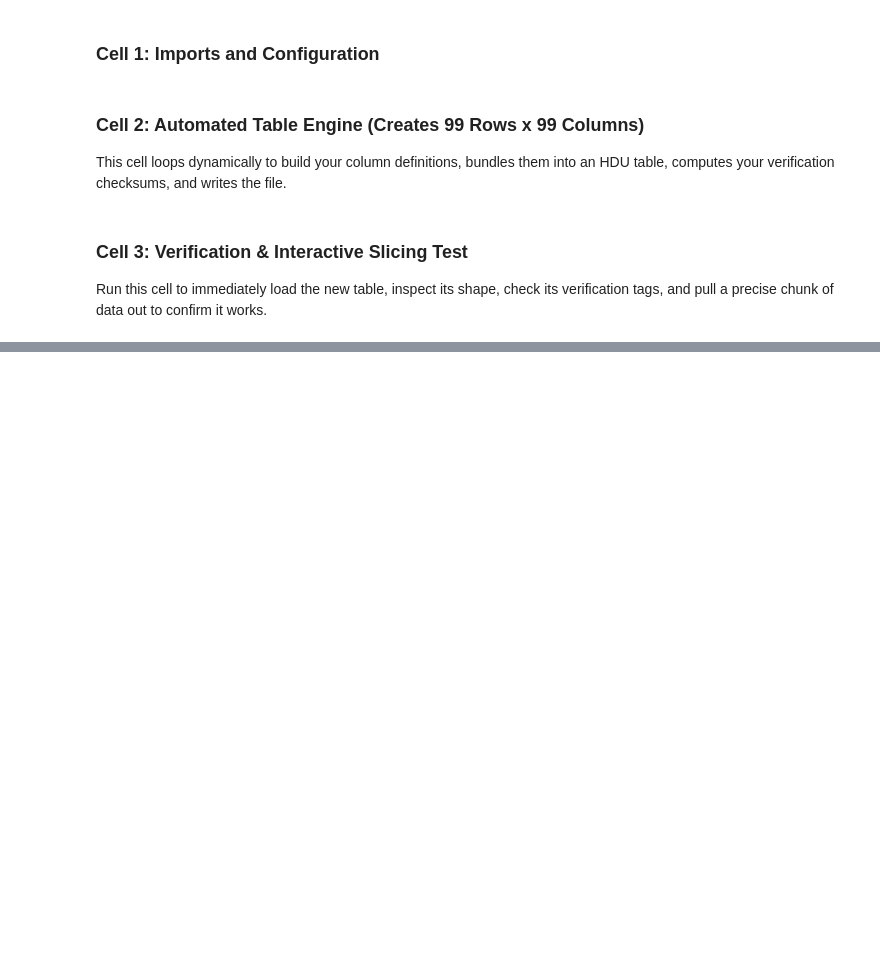
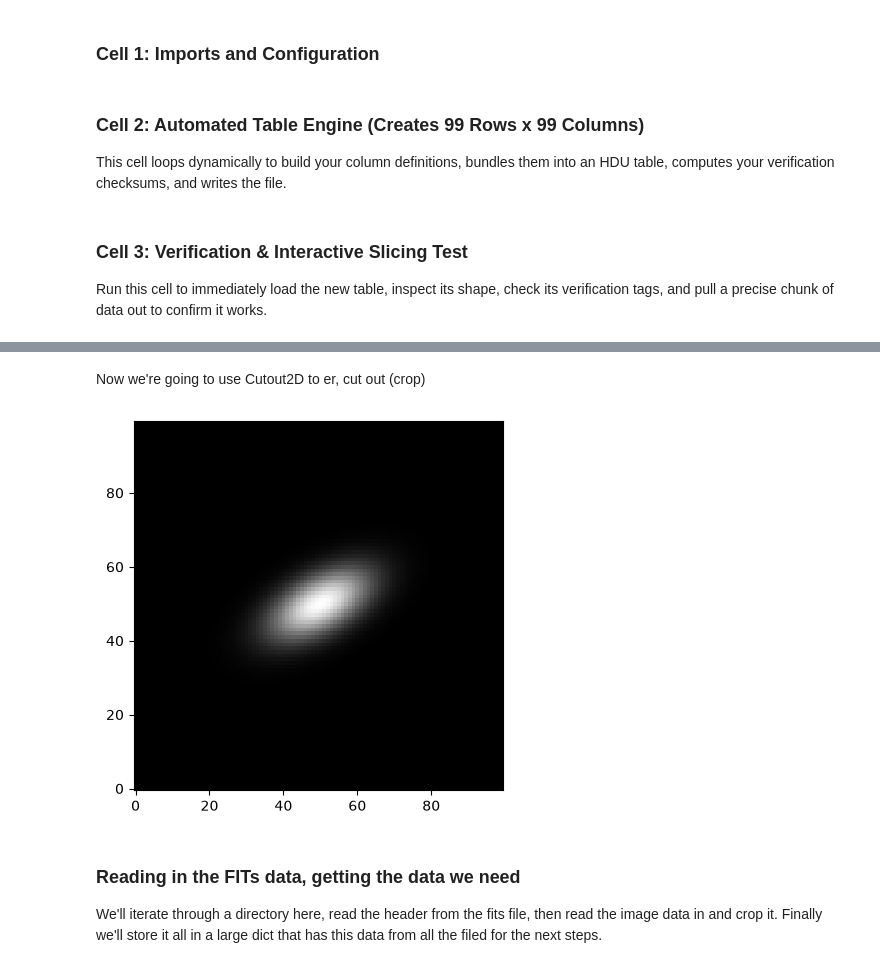
Before and after one commit to Kapranov/fits-pipeline-workshop, a Jupyter notebook: create_fits_image.ipynb, the cells around one changed output, grey strips where cells are left out. Saved outputs shown, nothing was run; the diff lists cells and outputs as text; code cells hidden in the pictures; blank space fills up the shorter version.

```diff
--- a/create_fits_image.ipynb
+++ b/create_fits_image.ipynb
@@ -177,0 +835,16 @@ with fits.open(output_filename) as hdul:
+# %% [markdown]
+Now we're going to use Cutout2D to er, cut out (crop)
+# %%
+crop_center = (250, 250)
+crop_size = units.Quantity((100,100), units.pixel)
+
+# and now the crop!
+crop = Cutout2D(data, crop_center, crop_size)
+plt.imshow(crop.data, origin='lower', cmap='gray')
+plt.show()
+# %% [output]
+[figure, added]
+# %% [markdown]
+### Reading in the FITs data, getting the data we need
+
+We'll iterate through a directory here, read the header from the fits file, then read the image data in and crop it. Finally we'll store it all in a large dict that has this data from all the filed for the next steps.
```
Also changed, not shown: parts of 78 cells of this notebook, 7 other files.
